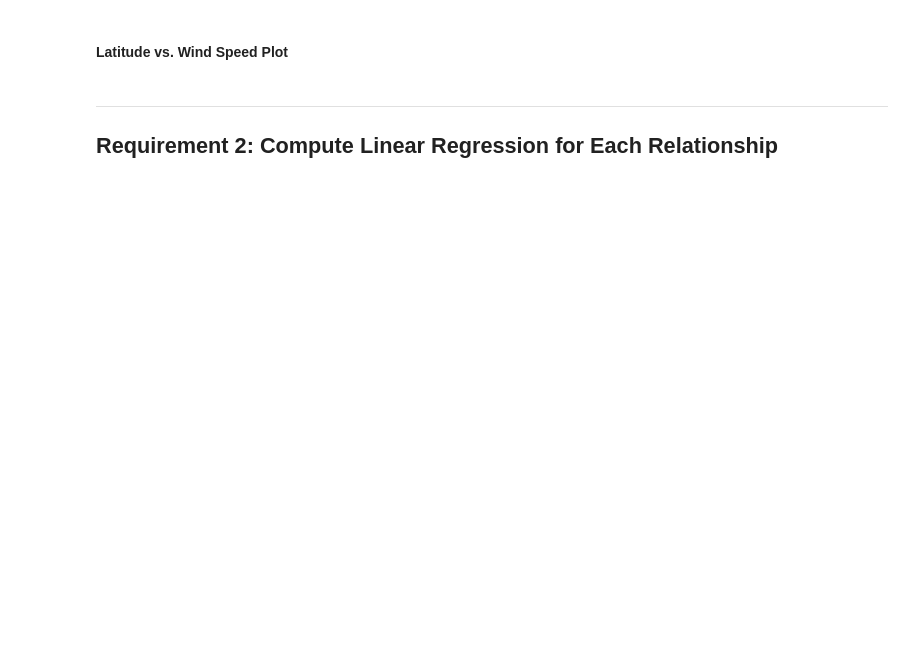
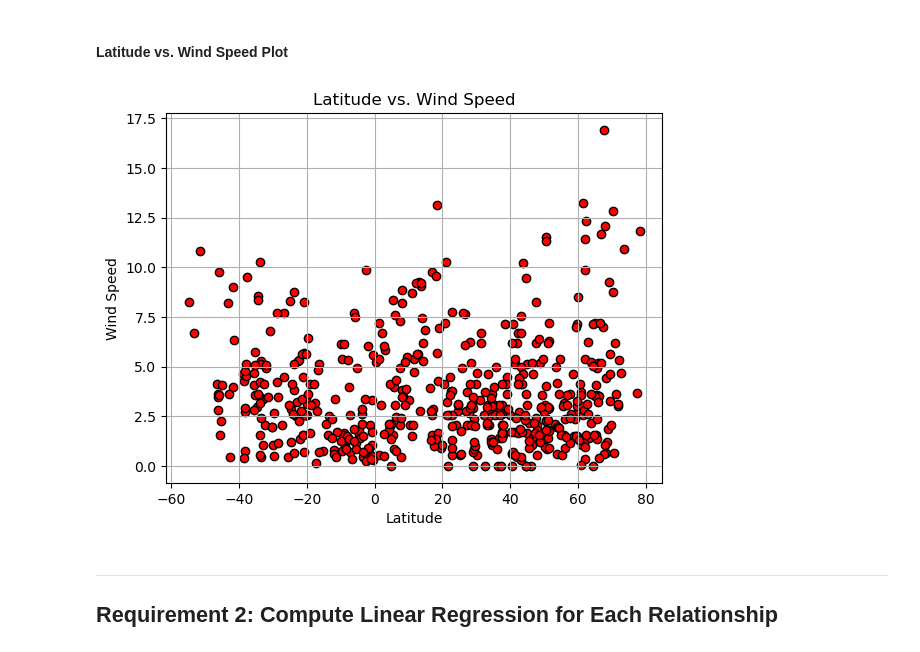
Before and after one commit to SantDRS/python-api-challenge, a Jupyter notebook: weatherpy/WeatherPy.ipynb, the cells around one changed output. Cells and saved outputs as stored; diff of their text form; code cells hidden in the pictures; blank space fills up the shorter version.

```diff
--- a/weatherpy/WeatherPy.ipynb
+++ b/weatherpy/WeatherPy.ipynb
@@ -219,16 +288,23 @@ plt.show()
 #### Latitude vs. Wind Speed Plot
 # %%
 # Build the scatter plots for latitude vs. wind speed
-# YOUR CODE HERE
+lat_4 = city_data_df["Lat"]
+humidity = city_data_df["Wind Speed"]
+plt.scatter(lat_4, humidity, marker = "o", facecolors = "r", edgecolor = "black")
 
 # Incorporate the other graph properties
-# YOUR CODE HERE
+plt.title("Latitude vs. Wind Speed")
+plt.xlabel("Latitude")
+plt.ylabel("Wind Speed")
+plt.grid(True)
 
 # Save the figure
-plt.savefig("output_data/Fig4.png")
+plt.savefig("../output_data/Fig4.png")
 
 # Show plot
 plt.show()
+# %% [output]
+[figure, added]
 # %% [markdown]
 ---
 
```
Also changed, not shown: parts of 42 cells of this notebook, 6 other files.
